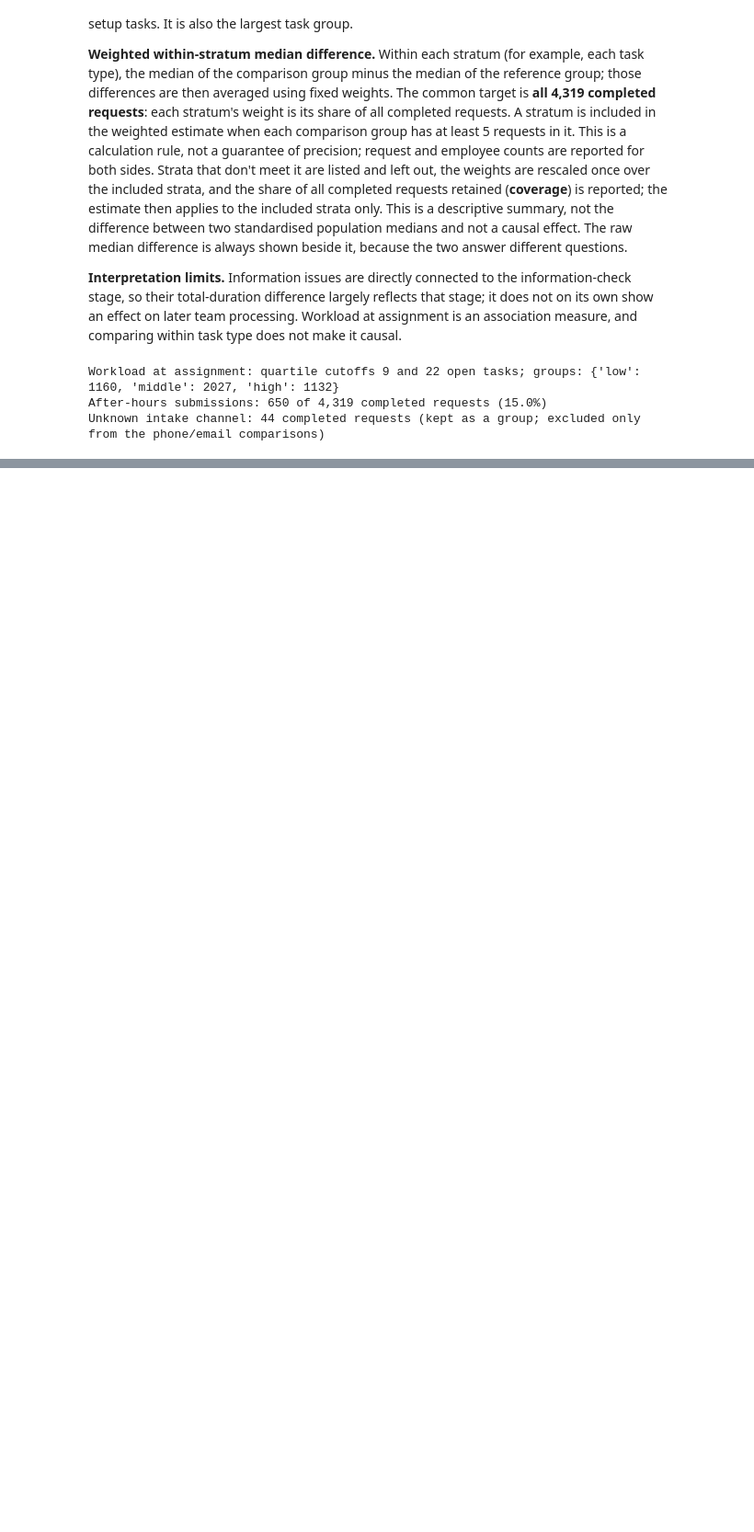
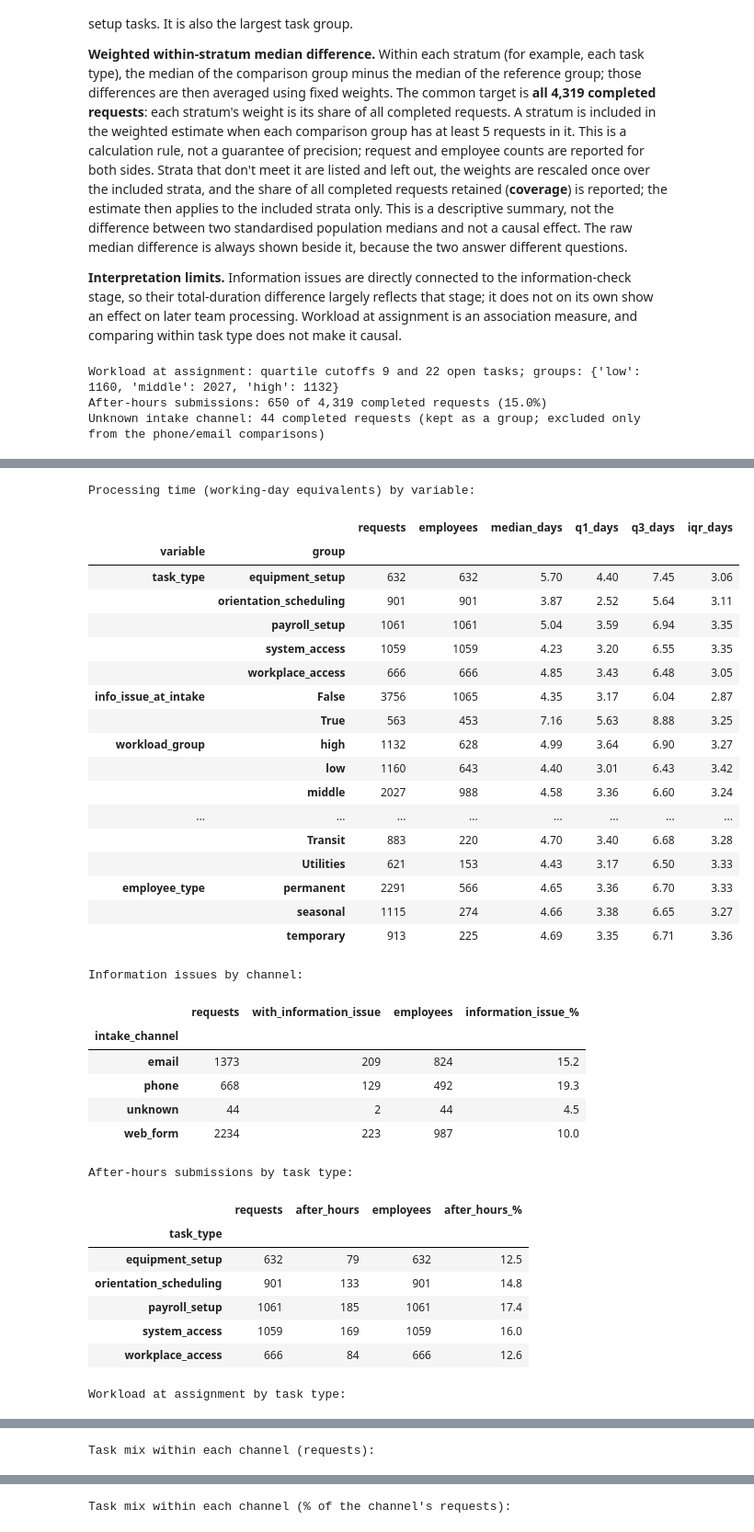
Before and after one commit to isabellemclean1001-blip/AIDA_Izzy_HR_Onboarding_Project-review, a Jupyter notebook: AIDA-2156/final-project/analysis/03_relationships_and_uncertainty.ipynb, the cells around one changed output, grey strips where cells are left out. Shown at 92% size. Cells and saved outputs as stored; diff of their text form; code cells hidden in the pictures; blank space fills up the shorter version.

Commit message:
AIDA 2156 final project: notebook 03 part 2, descriptive relationships and group composition (data v2, in progress)

```diff
--- a/AIDA-2156/final-project/analysis/03_relationships_and_uncertainty.ipynb
+++ b/AIDA-2156/final-project/analysis/03_relationships_and_uncertainty.ipynb
@@ -156,0 +161,76 @@ Unknown intake channel: 44 completed requests (kept as a group; excluded only fr
+# %%
+def describe_group(x):
+    q1, med, q3 = x["processing_days"].quantile([0.25, 0.5, 0.75])
+    return pd.Series({"requests": len(x), "employees": x["employee_id"].nunique(),
+                      "median_days": med, "q1_days": q1, "q3_days": q3, "iqr_days": q3 - q1})
+
+
+VARIABLES = ["task_type", "info_issue_at_intake", "workload_group", "after_hours", "intake_channel",
+             "hiring_department", "employee_type"]
+assert d[VARIABLES].notna().all().all(), "Missing grouping values would be omitted by groupby"
+assert d["info_issue_at_intake"].isin([True, False]).all() and d["after_hours"].isin([True, False]).all()
+by_variable = pd.concat({v: d.groupby(v).apply(describe_group, include_groups=False) for v in VARIABLES},
+                        names=["variable", "group"])
+by_variable[["requests", "employees"]] = by_variable[["requests", "employees"]].astype(int)
+by_variable.to_csv(OUTPUT_DIR / "processing_time_by_variable.csv")
+print("Processing time (working-day equivalents) by variable:")
+display(by_variable.round(2))
+
+# Composition tables, each with its counts
+issue_by_channel = d.groupby("intake_channel").agg(
+    requests=("request_id", "size"), with_information_issue=("info_issue_at_intake", "sum"),
+    employees=("employee_id", "nunique"))
+issue_by_channel["information_issue_%"] = 100 * issue_by_channel["with_information_issue"] / issue_by_channel["requests"]
+after_hours_by_task = d.groupby("task_type").agg(
+    requests=("request_id", "size"), after_hours=("after_hours", "sum"), employees=("employee_id", "nunique"))
+after_hours_by_task["after_hours_%"] = 100 * after_hours_by_task["after_hours"] / after_hours_by_task["requests"]
+workload_by_task = d.groupby("task_type").agg(
+    requests=("request_id", "size"), employees=("employee_id", "nunique"),
+    median_open_tasks=("workload_at_assignment", "median"))
+task_mix_counts = pd.crosstab(d["intake_channel"], d["task_type"])
+task_mix_pct = task_mix_counts.div(task_mix_counts.sum(axis=1), axis=0).mul(100)
+COMPOSITION = {"information issues by channel": (issue_by_channel, "composition_information_issue_by_channel.csv"),
+               "after-hours submissions by task type": (after_hours_by_task, "composition_after_hours_by_task_type.csv"),
+               "workload at assignment by task type": (workload_by_task, "composition_workload_by_task_type.csv"),
+               "task mix within each channel (requests)": (task_mix_counts, "task_mix_by_channel_counts.csv"),
+               "task mix within each channel (% of the channel's requests)": (task_mix_pct, "task_mix_by_channel_pct.csv")}
+for name, (table, file) in COMPOSITION.items():
+    table.to_csv(OUTPUT_DIR / file)
+    print(f"{name.capitalize()}:")
+    display(table.round(1))
+# %% [output]
+Processing time (working-day equivalents) by variable:
+|  |  | requests | employees | median_days | q1_days | q3_days | iqr_days |
+| variable | group |  |  |  |  |  |  |
+| task_type | equipment_setup | 632 | 632 | 5.70 | 4.40 | 7.45 | 3.06 |
+|  | orientation_scheduling | 901 | 901 | 3.87 | 2.52 | 5.64 | 3.11 |
+|  | payroll_setup | 1061 | 1061 | 5.04 | 3.59 | 6.94 | 3.35 |
+|  | system_access | 1059 | 1059 | 4.23 | 3.20 | 6.55 | 3.35 |
+|  | workplace_access | 666 | 666 | 4.85 | 3.43 | 6.48 | 3.05 |
+| info_issue_at_intake | False | 3756 | 1065 | 4.35 | 3.17 | 6.04 | 2.87 |
+|  | True | 563 | 453 | 7.16 | 5.63 | 8.88 | 3.25 |
+| workload_group | high | 1132 | 628 | 4.99 | 3.64 | 6.90 | 3.27 |
+|  | low | 1160 | 643 | 4.40 | 3.01 | 6.43 | 3.42 |
+|  | middle | 2027 | 988 | 4.58 | 3.36 | 6.60 | 3.24 |
+| ... | ... | ... | ... | ... | ... | ... | ... |
+|  | Transit | 883 | 220 | 4.70 | 3.40 | 6.68 | 3.28 |
+|  | Utilities | 621 | 153 | 4.43 | 3.17 | 6.50 | 3.33 |
+| employee_type | permanent | 2291 | 566 | 4.65 | 3.36 | 6.70 | 3.33 |
+|  | seasonal | 1115 | 274 | 4.66 | 3.38 | 6.65 | 3.27 |
+|  | temporary | 913 | 225 | 4.69 | 3.35 | 6.71 | 3.36 |
+Information issues by channel:
+|  | requests | with_information_issue | employees | information_issue_% |
+| intake_channel |  |  |  |  |
+| email | 1373 | 209 | 824 | 15.2 |
+| phone | 668 | 129 | 492 | 19.3 |
+| unknown | 44 | 2 | 44 | 4.5 |
+| web_form | 2234 | 223 | 987 | 10.0 |
+After-hours submissions by task type:
+|  | requests | after_hours | employees | after_hours_% |
+| task_type |  |  |  |  |
+| equipment_setup | 632 | 79 | 632 | 12.5 |
+| orientation_scheduling | 901 | 133 | 901 | 14.8 |
+| payroll_setup | 1061 | 185 | 1061 | 17.4 |
+| system_access | 1059 | 169 | 1059 | 16.0 |
+| workplace_access | 666 | 84 | 666 | 12.6 |
+Workload at assignment by task type:
@@ -156,0 +244 @@ Unknown intake channel: 44 completed requests (kept as a group; excluded only fr
+Task mix within each channel (requests):
@@ -156,0 +251 @@ Unknown intake channel: 44 completed requests (kept as a group; excluded only fr
+Task mix within each channel (% of the channel's requests):
```
Also changed, not shown: parts of 2 cells of this notebook.
